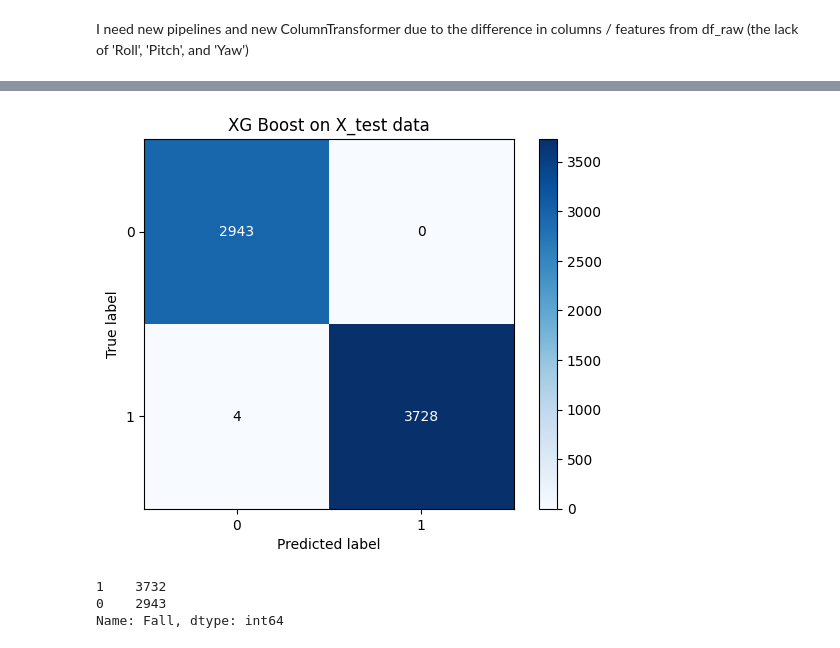
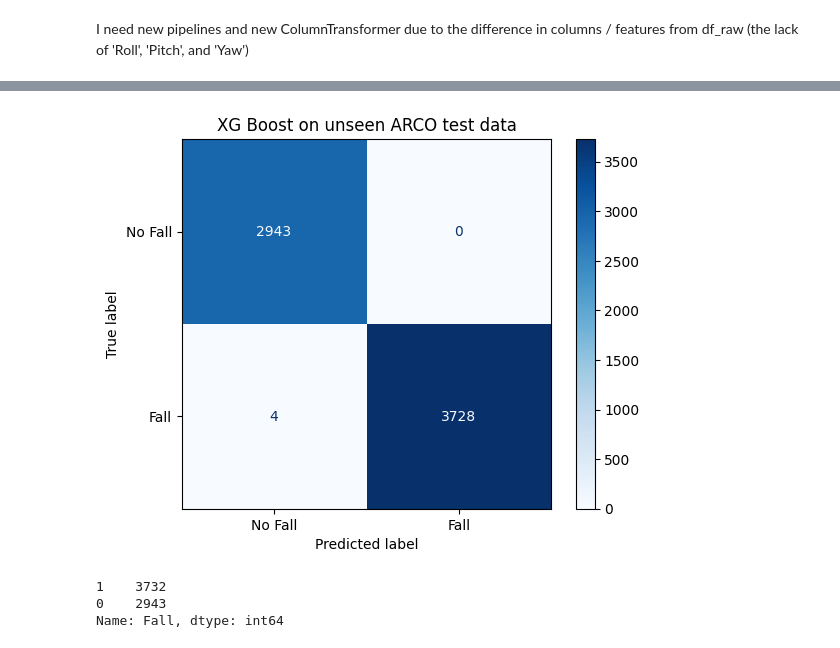
Before and after one commit to mccafj/Fall_Detection_Model, a Jupyter notebook: scratch_notebook.ipynb, the cells around one changed output, grey strips where cells are left out. Drawn from its saved outputs; the diff is of its cells as text; code cells hidden in the pictures.

```diff
--- a/scratch_notebook.ipynb
+++ b/scratch_notebook.ipynb
@@ -2866,10 +2901,12 @@ print_results(XG_boost_final_results)
 # %%
-skplt.metrics.plot_confusion_matrix(y_test_df, y_XGB_final_pred, normalize=False)
-plt.title("XG Boost on X_test data")
+cm_xgb_final = confusion_matrix(y_test_df, y_XGB_final_pred, labels=[0,1])
+disp_xgb_final = ConfusionMatrixDisplay(confusion_matrix=cm_xgb_final,display_labels=['No Fall', 'Fall'])
+disp_xgb_cm = disp_xgb_final.plot(cmap=plt.cm.Blues,values_format='g')
+plt.title("XG Boost on unseen ARCO test data")
 # plt.savefig('images/xgb_final_conf_matrix.png', bbox_inches='tight', dpi=300)
 plt.show();
 # %% [output]
-[figure, old version]
+[figure, new version]
 # %%
 # definitely mis-classified 4 falls
 
```
Also changed, not shown: parts of 131 cells of this notebook, 13 other files.
